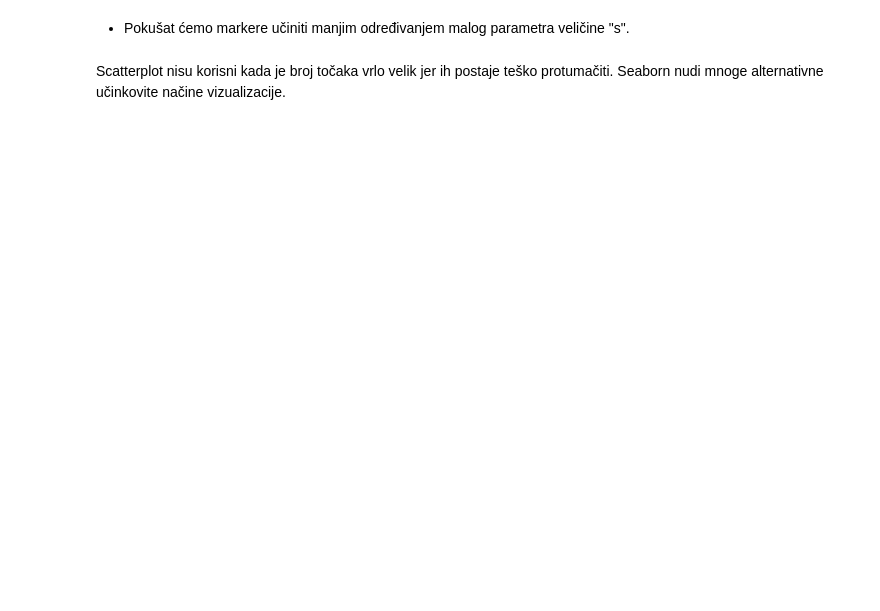
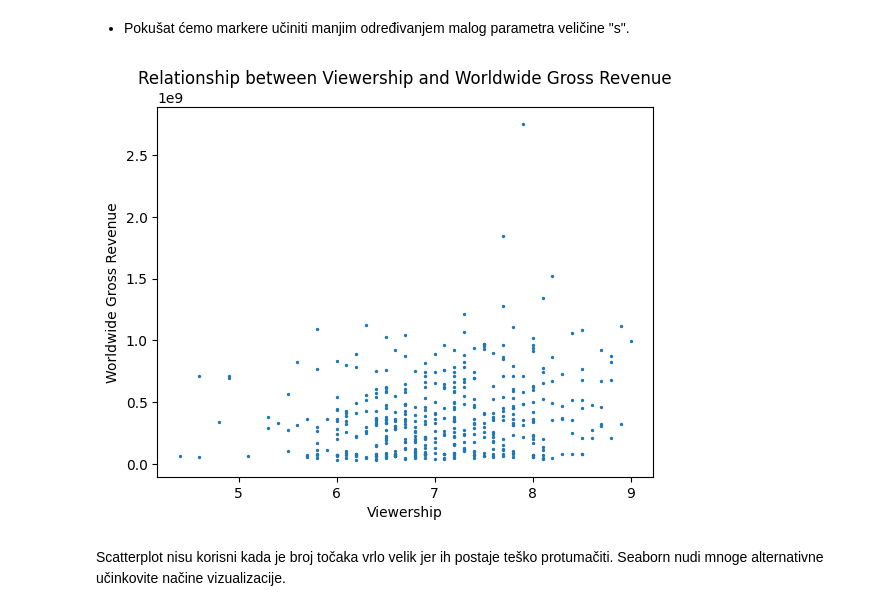
Before and after one commit to zobo24/Data_science_labs, a Jupyter notebook: lab_4/lab4.ipynb, the cells around one changed output. Cells and saved outputs as stored; diff of their text form; code cells hidden in the pictures; blank space fills up the shorter version.

```diff
--- a/lab_4/lab4.ipynb
+++ b/lab_4/lab4.ipynb
@@ -84,2 +123,15 @@ Koristit će se dataset blockbustera. Sažetak feature-a:
+# %%
+# scatter sa s=2
+plt.scatter(movies['imdb_rating'], movies['worldwide_gross'], s=2)  # Set the marker size to 2
+
+# Add labels and title
+plt.xlabel('Viewership')
+plt.ylabel('Worldwide Gross Revenue')
+plt.title('Relationship between Viewership and Worldwide Gross Revenue')
+
+# Show the plot
+plt.show()
+# %% [output]
+[figure, added]
 # %% [markdown]
 Scatterplot nisu korisni kada je broj točaka vrlo velik jer ih postaje teško protumačiti. Seaborn nudi mnoge alternativne učinkovite načine vizualizacije.
```
Also changed, not shown: parts of 20 cells of this notebook.
